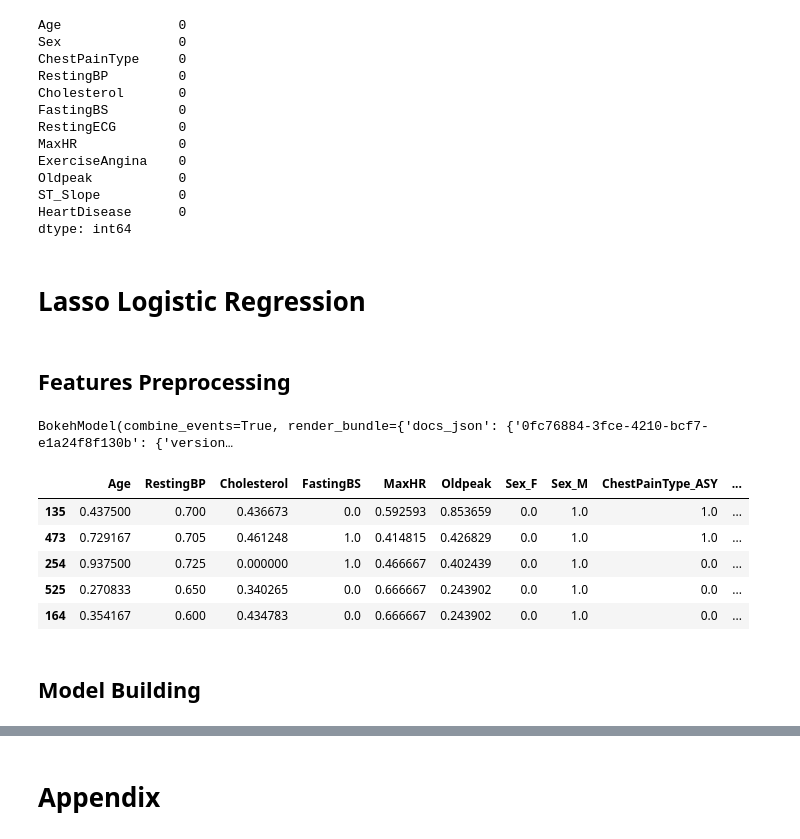
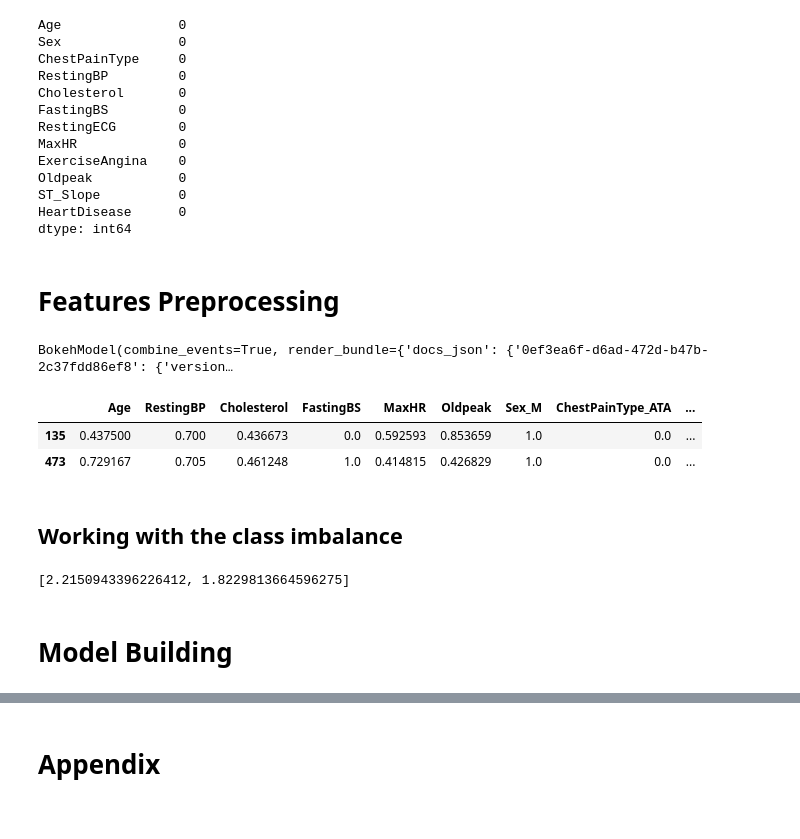
Before and after one commit to juliepinole/eth, a Jupyter notebook: healthcare/heart/Heart_explo.ipynb, the cells around one changed output, grey strips where cells are left out. Saved outputs shown, nothing was run; the diff lists cells and outputs as text; code cells hidden in the pictures.

```diff
--- a/healthcare/heart/Heart_explo.ipynb
+++ b/healthcare/heart/Heart_explo.ipynb
@@ -57,3 +65,24 @@ format_dict
+# %%
+class LogisticParams(param.Parameterized):
+    lambda_multiple          = param.Number(1, bounds=(1,10), doc="lambda Lasso Multiple of 10^x")
+    lambda_power             = param.Integer(default=2, bounds=(1,7),doc="lambda Lasso exponent of 10^x")
+    lr_multiple              = param.Number(5, bounds=(1,10), doc="Learning Rate Multiple of 10^x")
+    lr_power                 = param.Integer(default=3, bounds=(1,9),doc="Learning Rate exponent of 10^x")
+    epochs                   = param.Integer(default=5 ,bounds=(1,2000))
+    data_set                 = param.ObjectSelector(default="validation",objects=['train', 'validation', 'train + validation', 'test'])
+    stand_features           = param.Boolean(True, doc="Whether we want to standardize numerical features")
+    use_lasso                = param.Boolean(True)
+    use_focal_loss           = param.Boolean(True)
+    iter_array               = param.Integer(default=5, bounds=(1,20),doc="How often to save loss and training data, in epochs")
+    iter_printing            = param.Integer(default=5, bounds=(1,100),doc="How many epochs between printing")
+    add_one_hot_encoded      = param.Boolean(True, doc="Whether to add one hot encoded columns from categorical variables")
+    test_size                = param.Number(0.2, bounds=(0.1,0.9), doc="Test size for train_test_split")
+    random_state_test_train_split = param.Integer(42)
+# pn.Param(CustomExample.param, widgets={
+#     'select_string': {'type': pn.widgets.RadioButtonGroup, 'button_type': 'primary'},
+#     'select_number': pn.widgets.DiscretePlayer}
+# )
+base = LogisticParams()
 # %% [markdown]
 # Import Data
 # %%
@@ -202,5 +234,3 @@ Oldpeak           0
 ST_Slope          0
 HeartDisease      0
 dtype: int64
-# %% [markdown]
-# Lasso Logistic Regression
@@ -224,5 +237,5 @@ base = LogisticParams()
 # %% [markdown]
-## Features Preprocessing
+# Features Preprocessing
 # %%
 num_features = ['Age', 'RestingBP', 'Cholesterol', 'FastingBS', 'MaxHR', 'Oldpeak']
 label_col = 'HeartDisease'
@@ -230,10 +243,19 @@ categorical_features = ['Sex', 'ChestPainType', 'RestingECG', 'ExerciseAngina',
 for col in df_heart.columns:
     if col not in num_features + [label_col] + categorical_features:
         print(f'Column {col} is not in the list of features')
+
+# Benchmark to be dropped for each categorical variable
+category_to_drop = {
+    'Sex': 'F',
+    'ChestPainType': 'ASY',
+    'RestingECG': 'Normal',
+    'ExerciseAngina': 'N',
+    'ST_Slope': 'Flat'
+}
 # %%
 pn.Column(pn.Row(base.param.add_one_hot_encoded, base.param.stand_features, base.param.test_size))
 # %% [output]
-BokehModel(combine_events=True, render_bundle={'docs_json': {'0fc76884-3fce-4210-bcf7-e1a24f8f130b': {'version…
+BokehModel(combine_events=True, render_bundle={'docs_json': {'0ef3ea6f-d6ad-472d-b47b-2c37fdd86ef8': {'version…
 # %%
 import py_lib as lib
 reload(lib)
@@ -243,22 +265,21 @@ train_test_data, final_categorical_features = lib.pre_process_features(
         df_heart_train,
         num_features=num_features,
         categorical_features=categorical_features,
+        category_to_drop=category_to_drop,
         label_col=label_col,
         add_one_hot_encoded=base.add_one_hot_encoded,
         stand_features=base.stand_features,
         test_size=base.test_size,
-        random_state=42,
+        random_state=base.random_state_test_train_split,
 )
 X_train, X_test = train_test_data.tensors['X_train'], train_test_data.tensors['X_test']
 y_train, y_test = train_test_data.tensors['y_train'], train_test_data.tensors['y_test']
 X_train_df = train_test_data.dataframes['X_train']
 # %%
-
-X_train_df.head()
+X_train_df.head(2)
 # %% [output]
-|  | Age | RestingBP | Cholesterol | FastingBS | MaxHR | Oldpeak | Sex_F | Sex_M | ChestPainType_ASY | ... |
-| 135 | 0.437500 | 0.700 | 0.436673 | 0.0 | 0.592593 | 0.853659 | 0.0 | 1.0 | 1.0 | ... |
-| 473 | 0.729167 | 0.705 | 0.461248 | 1.0 | 0.414815 | 0.426829 | 0.0 | 1.0 | 1.0 | ... |
-| 254 | 0.937500 | 0.725 | 0.000000 | 1.0 | 0.466667 | 0.402439 | 0.0 | 1.0 | 0.0 | ... |
-| 525 | 0.270833 | 0.650 | 0.340265 | 0.0 | 0.666667 | 0.243902 | 0.0 | 1.0 | 0.0 | ... |
-| 164 | 0.354167 | 0.600 | 0.434783 | 0.0 | 0.666667 | 0.243902 | 0.0 | 1.0 | 0.0 | ... |
+|  | Age | RestingBP | Cholesterol | FastingBS | MaxHR | Oldpeak | Sex_M | ChestPainType_ATA | ... |
+| 135 | 0.437500 | 0.700 | 0.436673 | 0.0 | 0.592593 | 0.853659 | 1.0 | 0.0 | ... |
+| 473 | 0.729167 | 0.705 | 0.461248 | 1.0 | 0.414815 | 0.426829 | 1.0 | 0.0 | ... |
+# %% [markdown]
+## Working with the class imbalance
@@ -265,2 +298,6 @@ X_train_df.head()
+# %%
+class_weights
+# %% [output]
+[2.2150943396226412, 1.8229813664596275]
 # %% [markdown]
-## Model Building
+# Model Building
```
Also changed, not shown: parts of 49 cells of this notebook, 3 other files.
